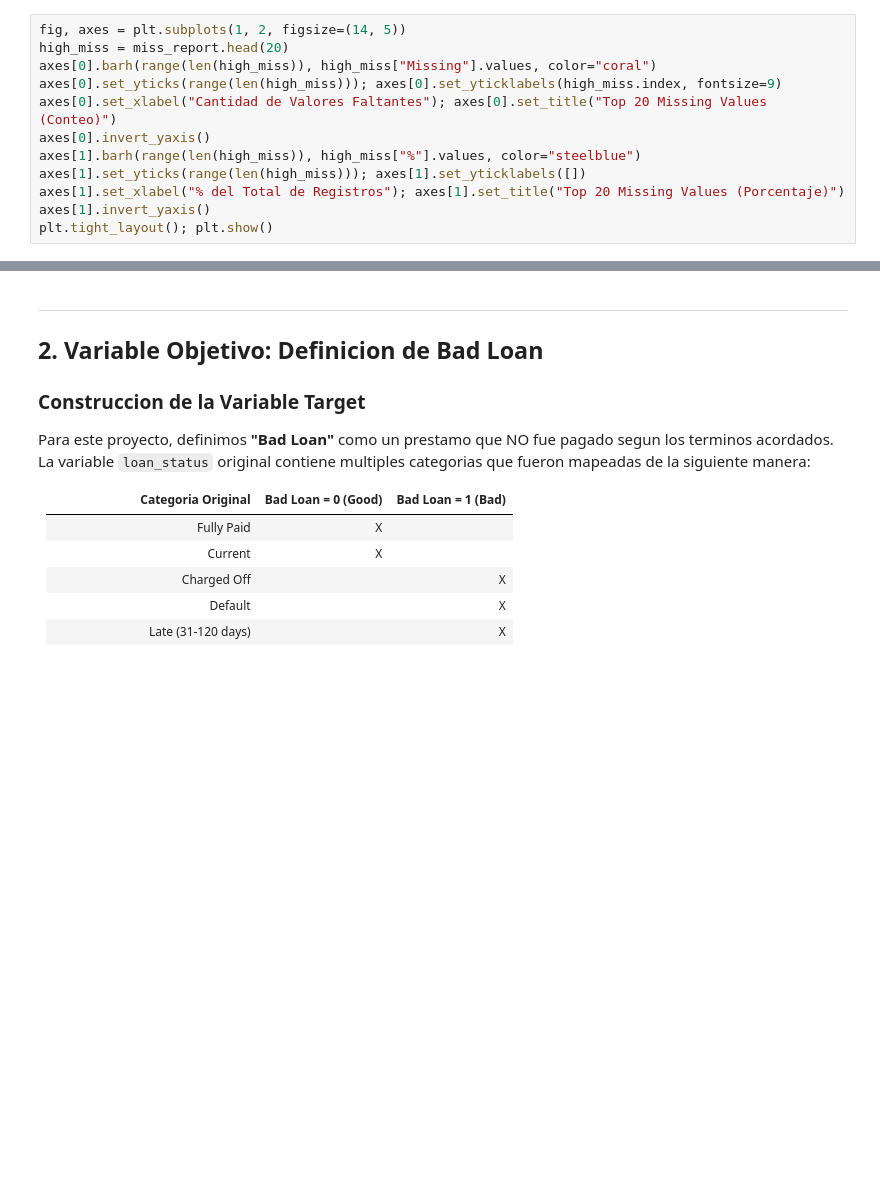
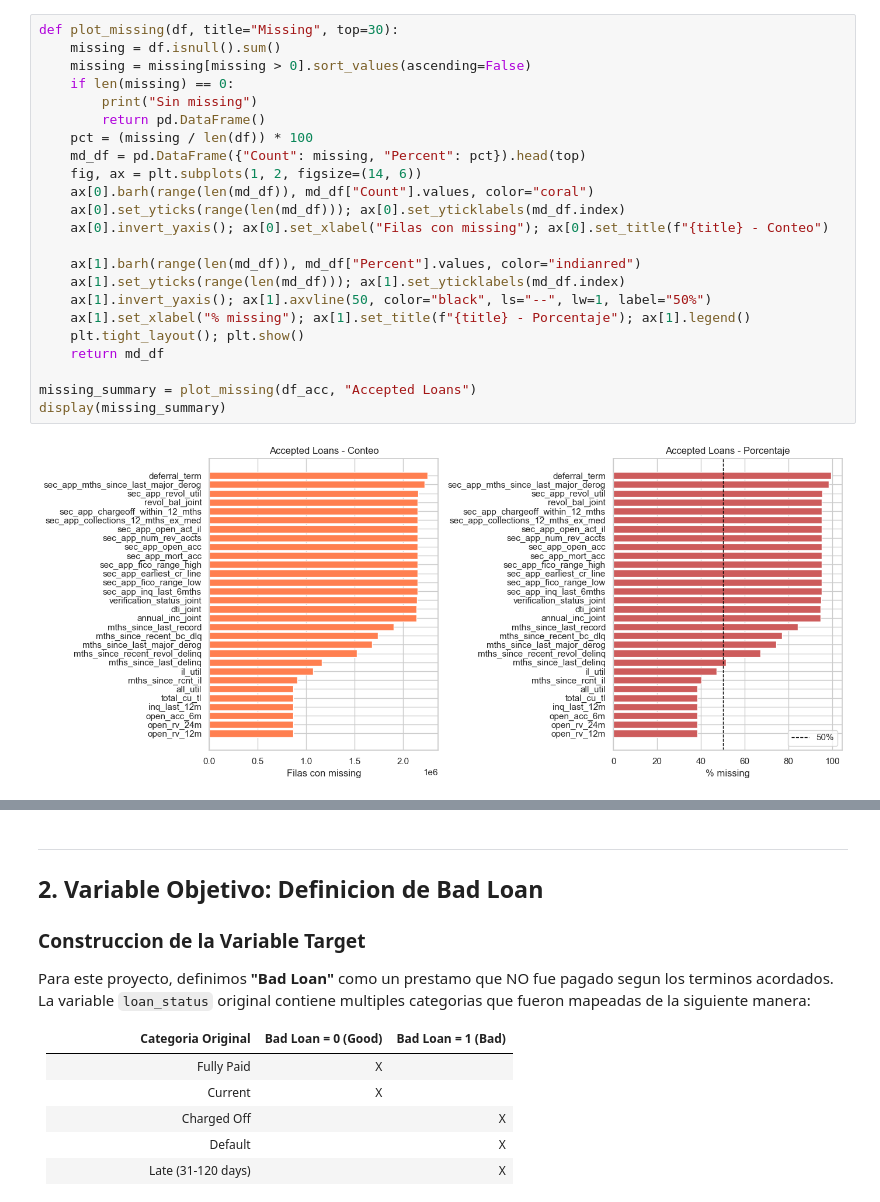
Before and after one commit to ByAncort/lendingclub-loan-analysis, a Jupyter notebook: notebooks/01_eda.ipynb, the cells around one changed output, grey strips where cells are left out. Saved outputs shown, nothing was run; the diff lists cells and outputs as text; blank space fills up the shorter version.

```diff
--- a/notebooks/01_eda.ipynb
+++ b/notebooks/01_eda.ipynb
@@ -92,12 +279,25 @@ print(miss_report.head(10).to_string())
-# %%
-fig, axes = plt.subplots(1, 2, figsize=(14, 5))
-high_miss = miss_report.head(20)
-axes[0].barh(range(len(high_miss)), high_miss["Missing"].values, color="coral")
-axes[0].set_yticks(range(len(high_miss))); axes[0].set_yticklabels(high_miss.index, fontsize=9)
-axes[0].set_xlabel("Cantidad de Valores Faltantes"); axes[0].set_title("Top 20 Missing Values (Conteo)")
-axes[0].invert_yaxis()
-axes[1].barh(range(len(high_miss)), high_miss["%"].values, color="steelblue")
-axes[1].set_yticks(range(len(high_miss))); axes[1].set_yticklabels([])
-axes[1].set_xlabel("% del Total de Registros"); axes[1].set_title("Top 20 Missing Values (Porcentaje)")
-axes[1].invert_yaxis()
-plt.tight_layout(); plt.show()
+# %%
+def plot_missing(df, title="Missing", top=30):
+    missing = df.isnull().sum()
+    missing = missing[missing > 0].sort_values(ascending=False)
+    if len(missing) == 0:
+        print("Sin missing")
+        return pd.DataFrame()
+    pct = (missing / len(df)) * 100
+    md_df = pd.DataFrame({"Count": missing, "Percent": pct}).head(top)
+    fig, ax = plt.subplots(1, 2, figsize=(14, 6))
+    ax[0].barh(range(len(md_df)), md_df["Count"].values, color="coral")
+    ax[0].set_yticks(range(len(md_df))); ax[0].set_yticklabels(md_df.index)
+    ax[0].invert_yaxis(); ax[0].set_xlabel("Filas con missing"); ax[0].set_title(f"{title} - Conteo")
+
+    ax[1].barh(range(len(md_df)), md_df["Percent"].values, color="indianred")
+    ax[1].set_yticks(range(len(md_df))); ax[1].set_yticklabels(md_df.index)
+    ax[1].invert_yaxis(); ax[1].axvline(50, color="black", ls="--", lw=1, label="50%")
+    ax[1].set_xlabel("% missing"); ax[1].set_title(f"{title} - Porcentaje"); ax[1].legend()
+    plt.tight_layout(); plt.show()
+    return md_df
+
+missing_summary = plot_missing(df_acc, "Accepted Loans")
+display(missing_summary)
+# %% [output]
+[figure, added]
```
Also changed, not shown: parts of 45 cells of this notebook, 4 other files.
